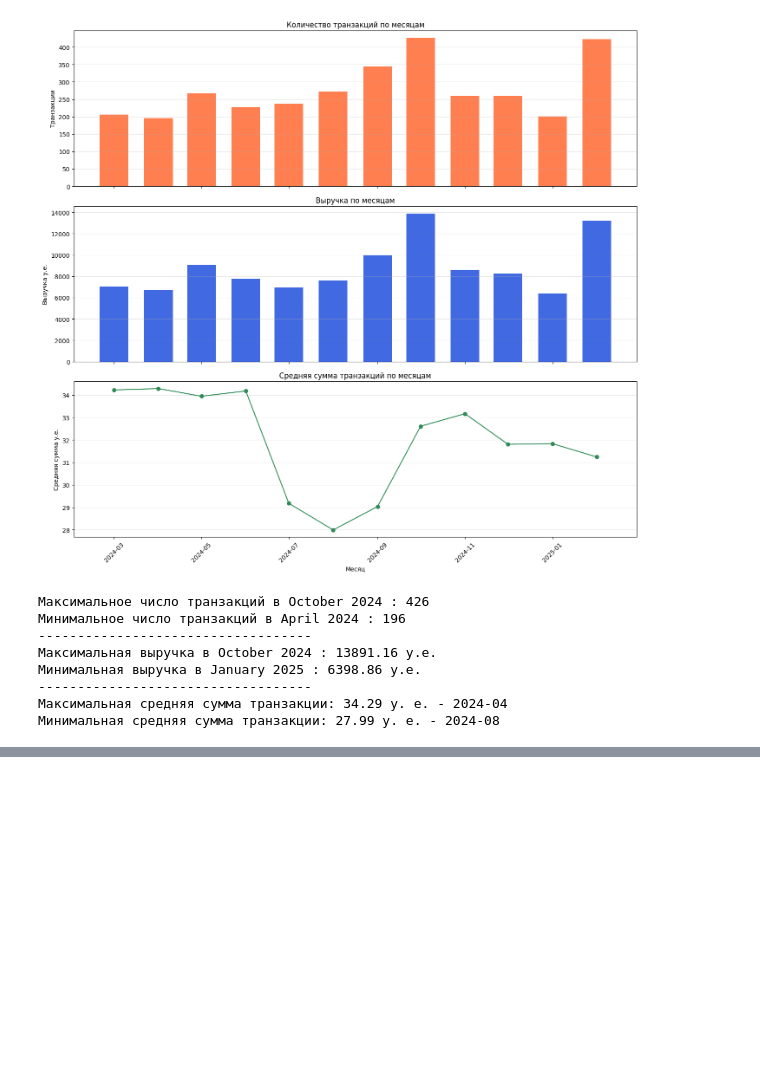
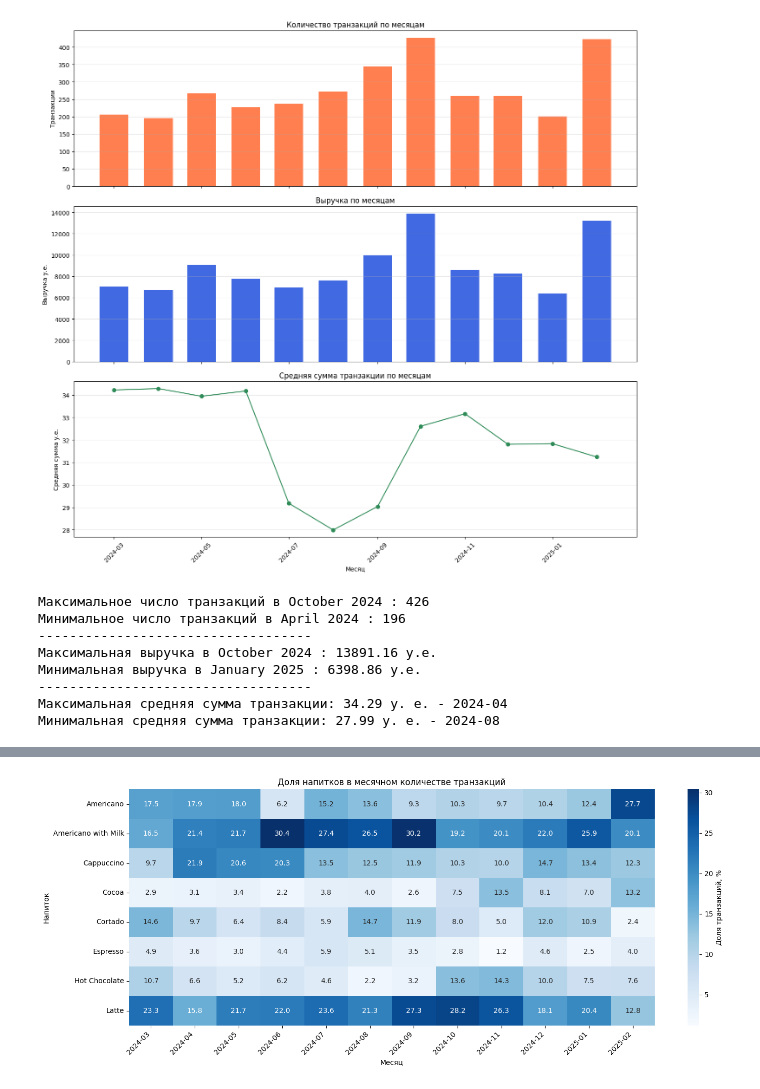
Before and after one commit to prodavec-svg/Coffee-sales-eda, a Jupyter notebook: notebooks/main.ipynb, the cells around one changed output, grey strips where cells are left out. Drawn from its saved outputs; the diff is of its cells as text; code cells hidden in the pictures; blank space fills up the shorter version.

```diff
--- a/notebooks/main.ipynb
+++ b/notebooks/main.ipynb
@@ -373,0 +572,19 @@ print(
+# %%
+plt.figure(figsize=(15, 6))
+
+sns.heatmap(
+      coffee_share_pivot,
+      annot=True,
+      fmt='.1f',
+      cmap='Blues',
+      cbar_kws={'label': 'Доля транзакций, %'}
+)
+
+plt.title('Доля напитков в месячном количестве транзакций')
+plt.xlabel('Месяц')
+plt.ylabel('Напиток')
+plt.xticks(rotation=45, ha='right')
+plt.tight_layout()
+plt.show()
+# %% [output]
+[figure, added]
```
Also changed, not shown: parts of 16 cells of this notebook.
